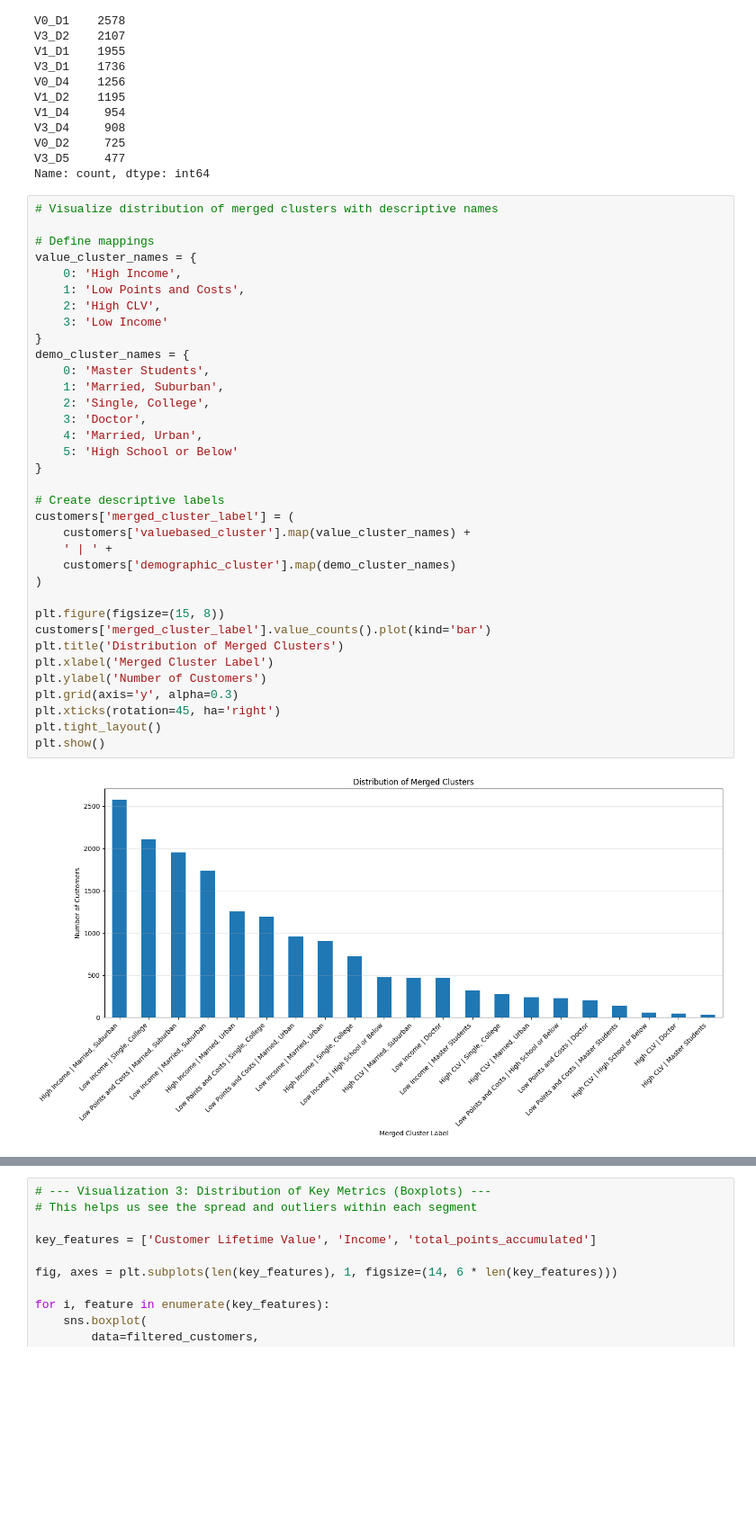
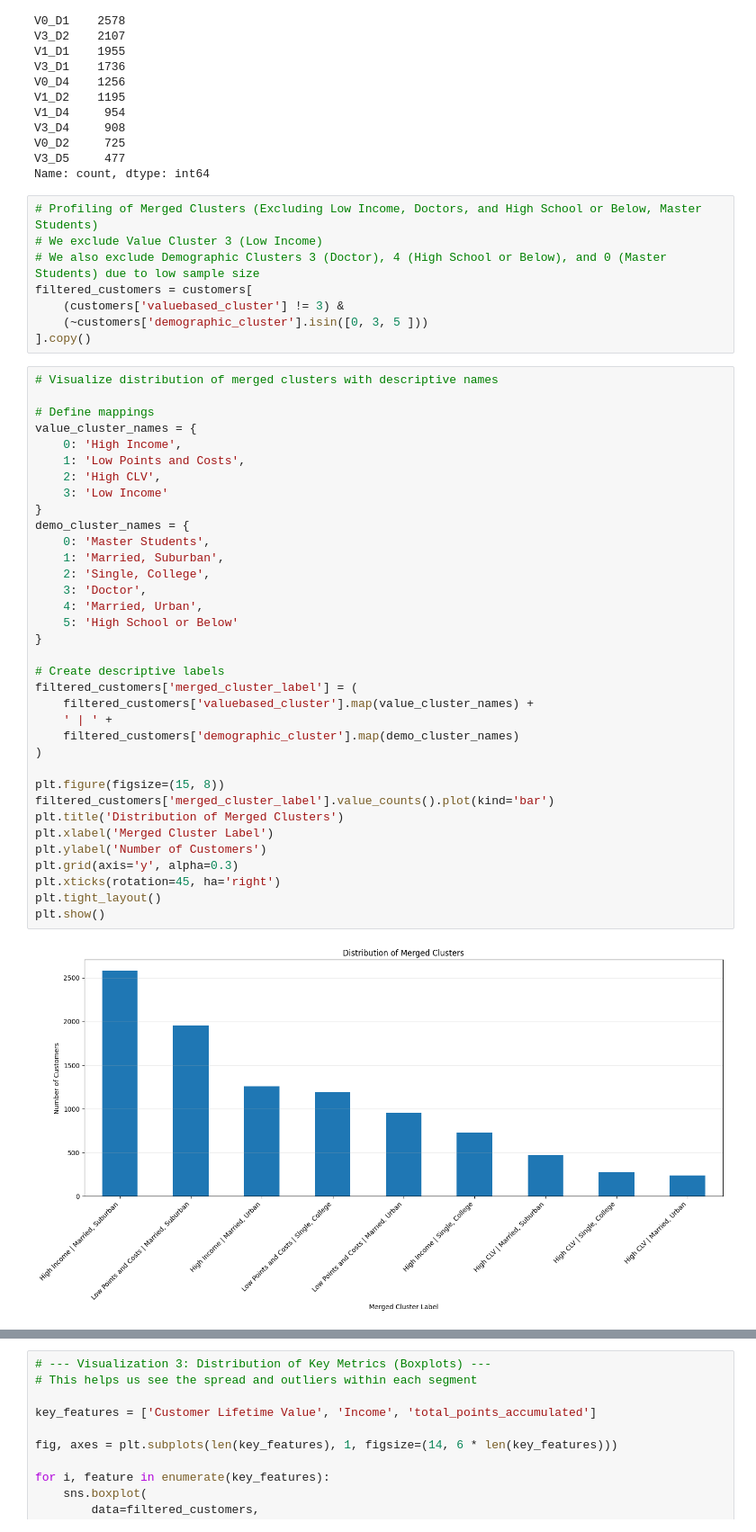
Before and after one commit to Mehmet1700/DataMining2025, a Jupyter notebook: submission2/01_Clustering.ipynb, the cells around one changed output, grey strips where cells are left out. Shown at 90% size. Cells and saved outputs as stored; diff of their text form; blank space fills up the shorter version.

```diff
--- a/submission2/01_Clustering.ipynb
+++ b/submission2/01_Clustering.ipynb
@@ -1318,41 +1399,49 @@ V3_D4     908
 V0_D2     725
 V3_D5     477
 Name: count, dtype: int64
+# %%
+# Profiling of Merged Clusters (Excluding Low Income, Doctors, and High School or Below, Master Students)
+# We exclude Value Cluster 3 (Low Income)
+# We also exclude Demographic Clusters 3 (Doctor), 4 (High School or Below), and 0 (Master Students) due to low sample size
+filtered_customers = customers[
+    (customers['valuebased_cluster'] != 3) &
+    (~customers['demographic_cluster'].isin([0, 3, 5 ]))
+].copy()
 # %%
 # Visualize distribution of merged clusters with descriptive names
 
 # Define mappings
 value_cluster_names = {
     0: 'High Income',
     1: 'Low Points and Costs',
     2: 'High CLV',
     3: 'Low Income'
 }
 demo_cluster_names = {
     0: 'Master Students',
     1: 'Married, Suburban',
     2: 'Single, College',
     3: 'Doctor',
     4: 'Married, Urban',
     5: 'High School or Below'
 }
 
 # Create descriptive labels
-customers['merged_cluster_label'] = (
-    customers['valuebased_cluster'].map(value_cluster_names) +
+filtered_customers['merged_cluster_label'] = (
+    filtered_customers['valuebased_cluster'].map(value_cluster_names) +
     ' | ' +
-    customers['demographic_cluster'].map(demo_cluster_names)
+    filtered_customers['demographic_cluster'].map(demo_cluster_names)
 )
 
 plt.figure(figsize=(15, 8))
-customers['merged_cluster_label'].value_counts().plot(kind='bar')
+filtered_customers['merged_cluster_label'].value_counts().plot(kind='bar')
 plt.title('Distribution of Merged Clusters')
 plt.xlabel('Merged Cluster Label')
 plt.ylabel('Number of Customers')
 plt.grid(axis='y', alpha=0.3)
 plt.xticks(rotation=45, ha='right')
 plt.tight_layout()
 plt.show()
 # %% [output]
-[figure, old version]
+[figure, new version]
 # %% [markdown]
```
Also changed, not shown: parts of 24 cells of this notebook, 3 other files.
